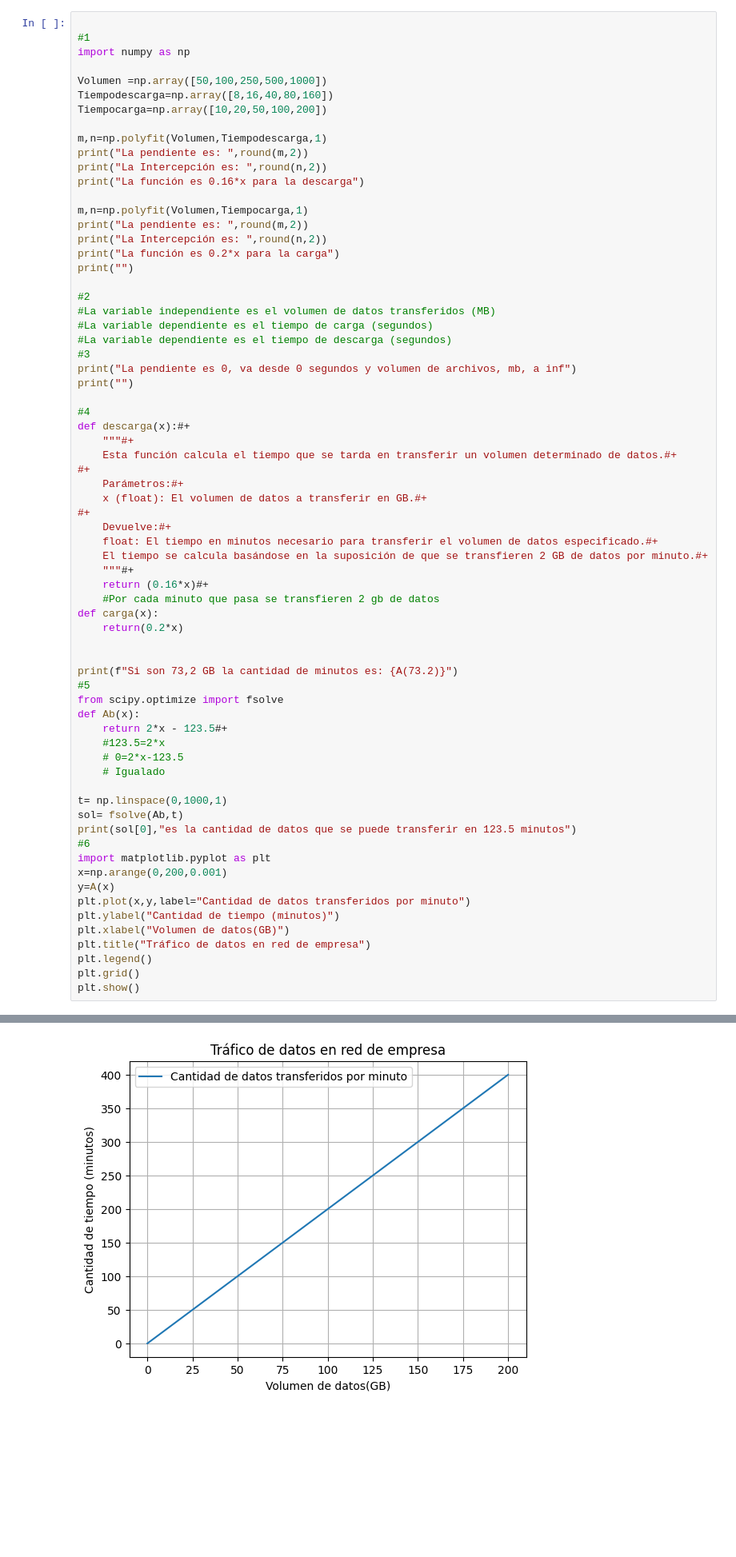
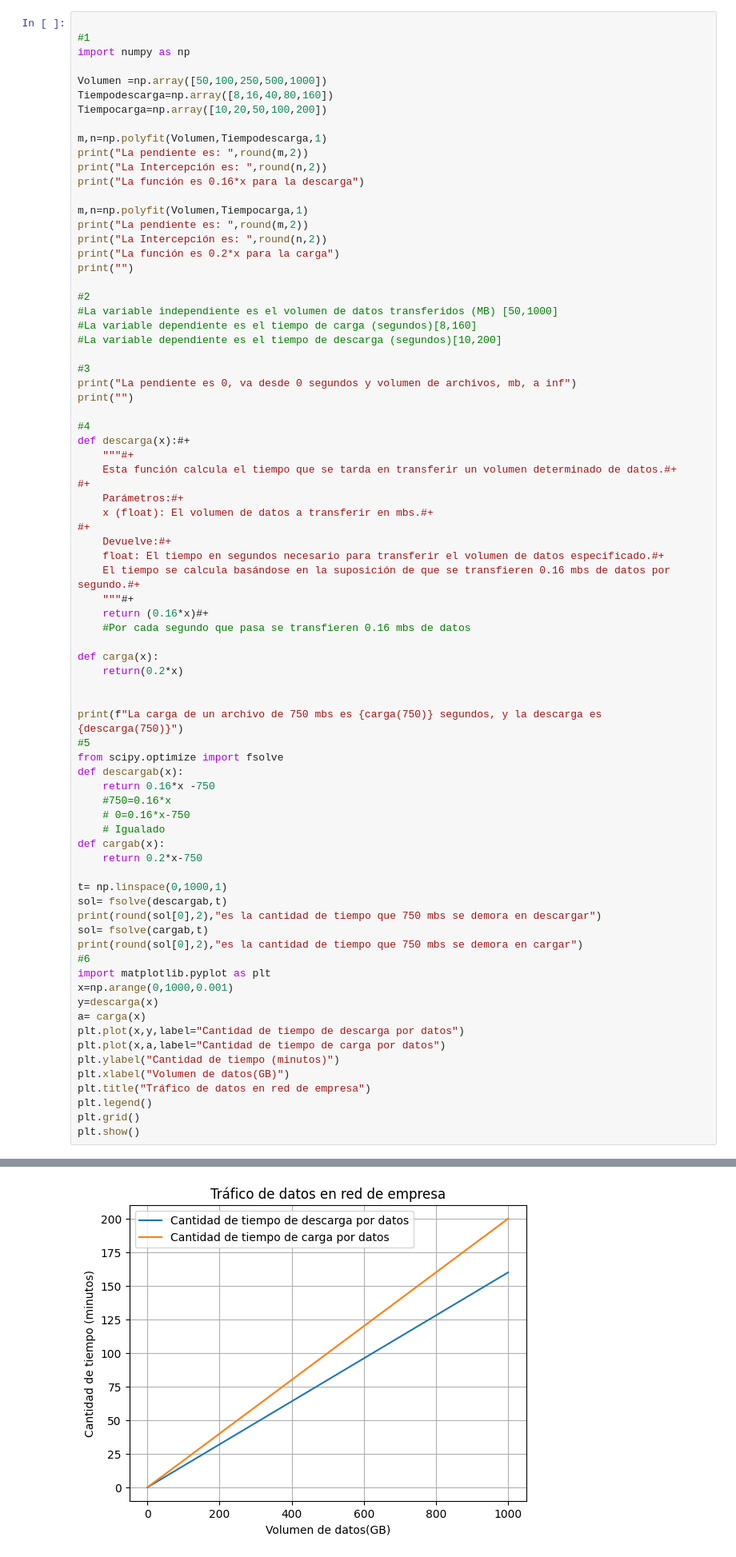
Before and after one commit to Mirfak-per/Matematica-aplicada-1, a Jupyter notebook: Clase 3/G2_Función_Lineal.ipynb, the cells around one changed output, grey strips where cells are left out. Shown at 80% size. Drawn from its saved outputs; the diff is of its cells as text; blank space fills up the shorter version.

```diff
--- a/Clase 3/G2_Función_Lineal.ipynb
+++ b/Clase 3/G2_Función_Lineal.ipynb
@@ -192,9 +181,10 @@ print("La función es 0.2*x para la carga")
 print("")
 
 #2
-#La variable independiente es el volumen de datos transferidos (MB)
-#La variable dependiente es el tiempo de carga (segundos)
-#La variable dependiente es el tiempo de descarga (segundos)
+#La variable independiente es el volumen de datos transferidos (MB) [50,1000]
+#La variable dependiente es el tiempo de carga (segundos)[8,160]
+#La variable dependiente es el tiempo de descarga (segundos)[10,200]
+
 #3
 print("La pendiente es 0, va desde 0 segundos y volumen de archivos, mb, a inf")
 print("")
@@ -205,35 +195,42 @@ def descarga(x):#+
     Esta función calcula el tiempo que se tarda en transferir un volumen determinado de datos.#+
 #+
     Parámetros:#+
-    x (float): El volumen de datos a transferir en GB.#+
+    x (float): El volumen de datos a transferir en mbs.#+
 #+
     Devuelve:#+
-    float: El tiempo en minutos necesario para transferir el volumen de datos especificado.#+
-    El tiempo se calcula basándose en la suposición de que se transfieren 2 GB de datos por minuto.#+
+    float: El tiempo en segundos necesario para transferir el volumen de datos especificado.#+
+    El tiempo se calcula basándose en la suposición de que se transfieren 0.16 mbs de datos por segundo.#+
     """#+
     return (0.16*x)#+
-    #Por cada minuto que pasa se transfieren 2 gb de datos
+    #Por cada segundo que pasa se transfieren 0.16 mbs de datos
+
 def carga(x):
     return(0.2*x)
 
 
-print(f"Si son 73,2 GB la cantidad de minutos es: {A(73.2)}")
+print(f"La carga de un archivo de 750 mbs es {carga(750)} segundos, y la descarga es {descarga(750)}")
 #5
 from scipy.optimize import fsolve
-def Ab(x):
-    return 2*x - 123.5#+
-    #123.5=2*x
-    # 0=2*x-123.5
+def descargab(x):
+    return 0.16*x -750
+    #750=0.16*x
+    # 0=0.16*x-750
     # Igualado
+def cargab(x):
+    return 0.2*x-750
 
 t= np.linspace(0,1000,1)
-sol= fsolve(Ab,t)
-print(sol[0],"es la cantidad de datos que se puede transferir en 123.5 minutos")
+sol= fsolve(descargab,t)
+print(round(sol[0],2),"es la cantidad de tiempo que 750 mbs se demora en descargar")
+sol= fsolve(cargab,t)
+print(round(sol[0],2),"es la cantidad de tiempo que 750 mbs se demora en cargar")
 #6
 import matplotlib.pyplot as plt
-x=np.arange(0,200,0.001)
-y=A(x)
-plt.plot(x,y,label="Cantidad de datos transferidos por minuto")
+x=np.arange(0,1000,0.001)
+y=descarga(x)
+a= carga(x)
+plt.plot(x,y,label="Cantidad de tiempo de descarga por datos")
+plt.plot(x,a,label="Cantidad de tiempo de carga por datos")
 plt.ylabel("Cantidad de tiempo (minutos)")
 plt.xlabel("Volumen de datos(GB)")
 plt.title("Tráfico de datos en red de empresa")
@@ -255,4 +253,4 @@ Si son 73,2 GB la cantidad de minutos es: 146.4
-[figure, old version]
+[figure, new version]
 # %% [markdown]
 # Problema 4
 # %% [markdown]
```
Also changed, not shown: parts of 2 cells of this notebook.
